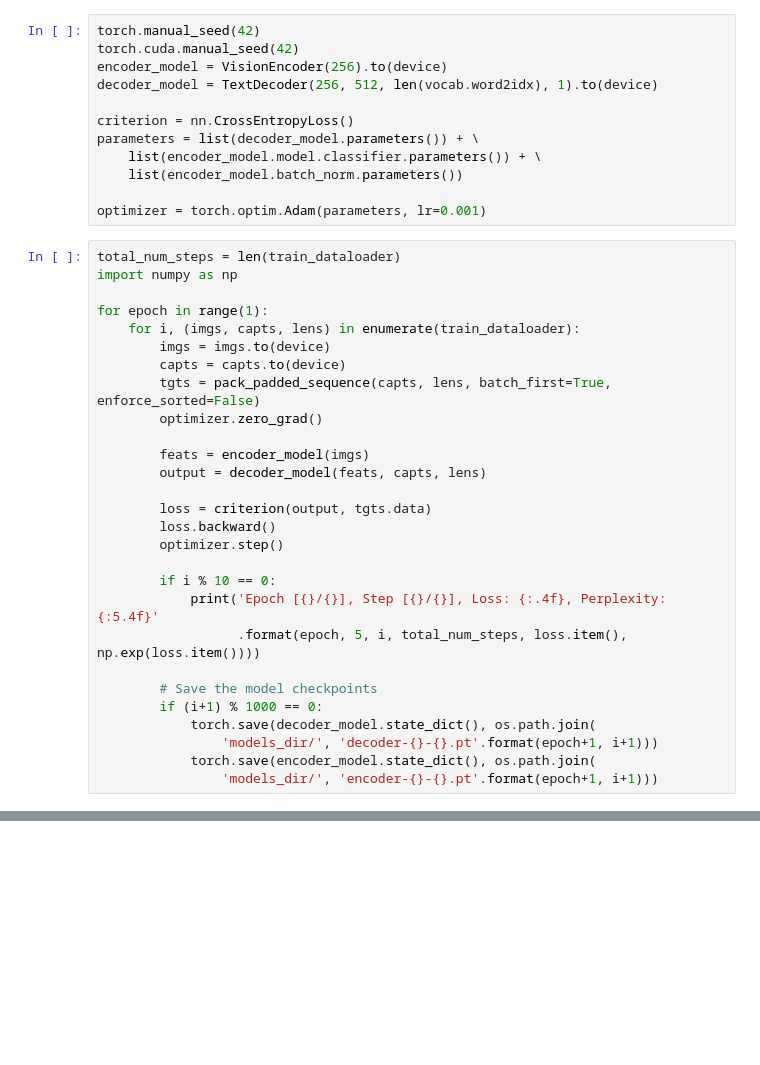
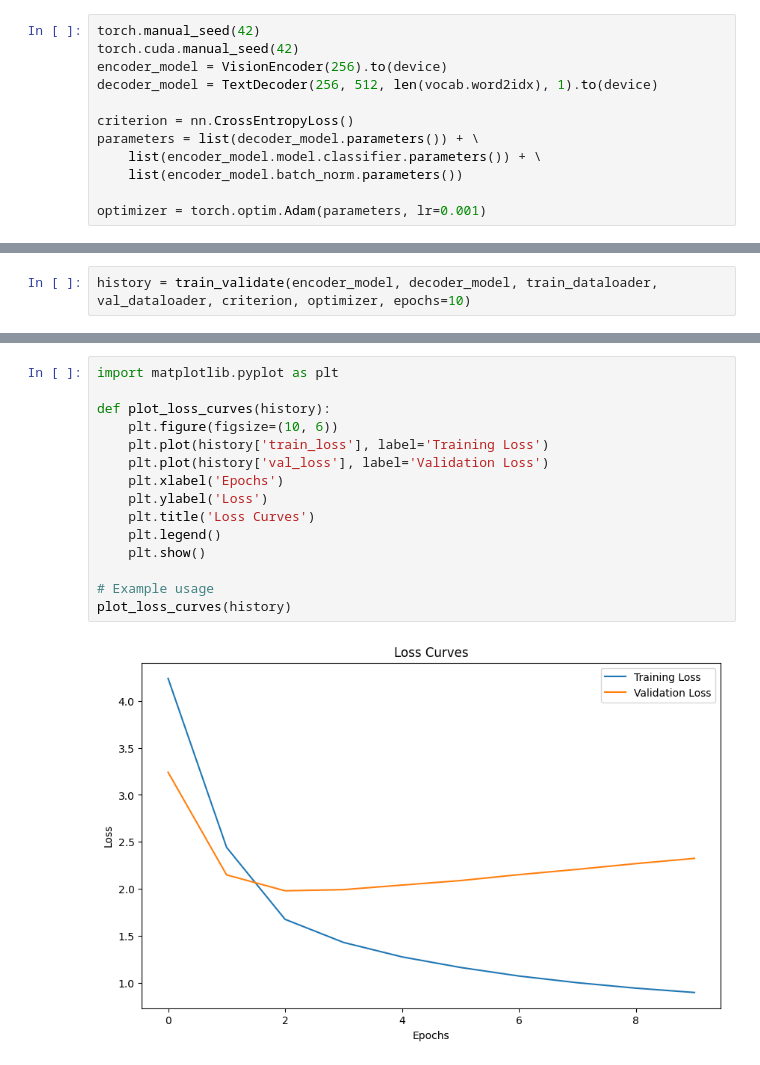
Before and after one commit to Ronit33/image-to-text, a Jupyter notebook: cnn_lstm.ipynb, the cells around one changed output, grey strips where cells are left out. Cells and saved outputs as stored; diff of their text form; blank space fills up the shorter version.

Commit message:
completed cnn-lstm image captioning

```diff
--- a/cnn_lstm.ipynb
+++ b/cnn_lstm.ipynb
@@ -299,31 +309,3 @@ parameters = list(decoder_model.parameters()) + \
     list(encoder_model.batch_norm.parameters())
 
 optimizer = torch.optim.Adam(parameters, lr=0.001)
-# %%
-total_num_steps = len(train_dataloader)
-import numpy as np
-
-for epoch in range(1):
-    for i, (imgs, capts, lens) in enumerate(train_dataloader):
-        imgs = imgs.to(device)
-        capts = capts.to(device)
-        tgts = pack_padded_sequence(capts, lens, batch_first=True, enforce_sorted=False)
-        optimizer.zero_grad()
-
-        feats = encoder_model(imgs)
-        output = decoder_model(feats, capts, lens)
-
-        loss = criterion(output, tgts.data)
-        loss.backward()
-        optimizer.step()
-
-        if i % 10 == 0:
-            print('Epoch [{}/{}], Step [{}/{}], Loss: {:.4f}, Perplexity: {:5.4f}'
-                  .format(epoch, 5, i, total_num_steps, loss.item(), np.exp(loss.item())))
-
-        # Save the model checkpoints
-        if (i+1) % 1000 == 0:
-            torch.save(decoder_model.state_dict(), os.path.join(
-                'models_dir/', 'decoder-{}-{}.pt'.format(epoch+1, i+1)))
-            torch.save(encoder_model.state_dict(), os.path.join(
-                'models_dir/', 'encoder-{}-{}.pt'.format(epoch+1, i+1)))
@@ -347,0 +420,2 @@ Epoch [0/5], Step [990/103529], Loss: 3.5256, Perplexity: 33.9752
+# %%
+history = train_validate(encoder_model, decoder_model, train_dataloader, val_dataloader, criterion, optimizer, epochs=10)
@@ -347,0 +449,17 @@ Epoch [0/5], Step [990/103529], Loss: 3.5256, Perplexity: 33.9752
+# %%
+import matplotlib.pyplot as plt
+
+def plot_loss_curves(history):
+    plt.figure(figsize=(10, 6))
+    plt.plot(history['train_loss'], label='Training Loss')
+    plt.plot(history['val_loss'], label='Validation Loss')
+    plt.xlabel('Epochs')
+    plt.ylabel('Loss')
+    plt.title('Loss Curves')
+    plt.legend()
+    plt.show()
+
+# Example usage
+plot_loss_curves(history)
+# %% [output]
+[figure, added]
```
Also changed, not shown: parts of 36 cells of this notebook.
